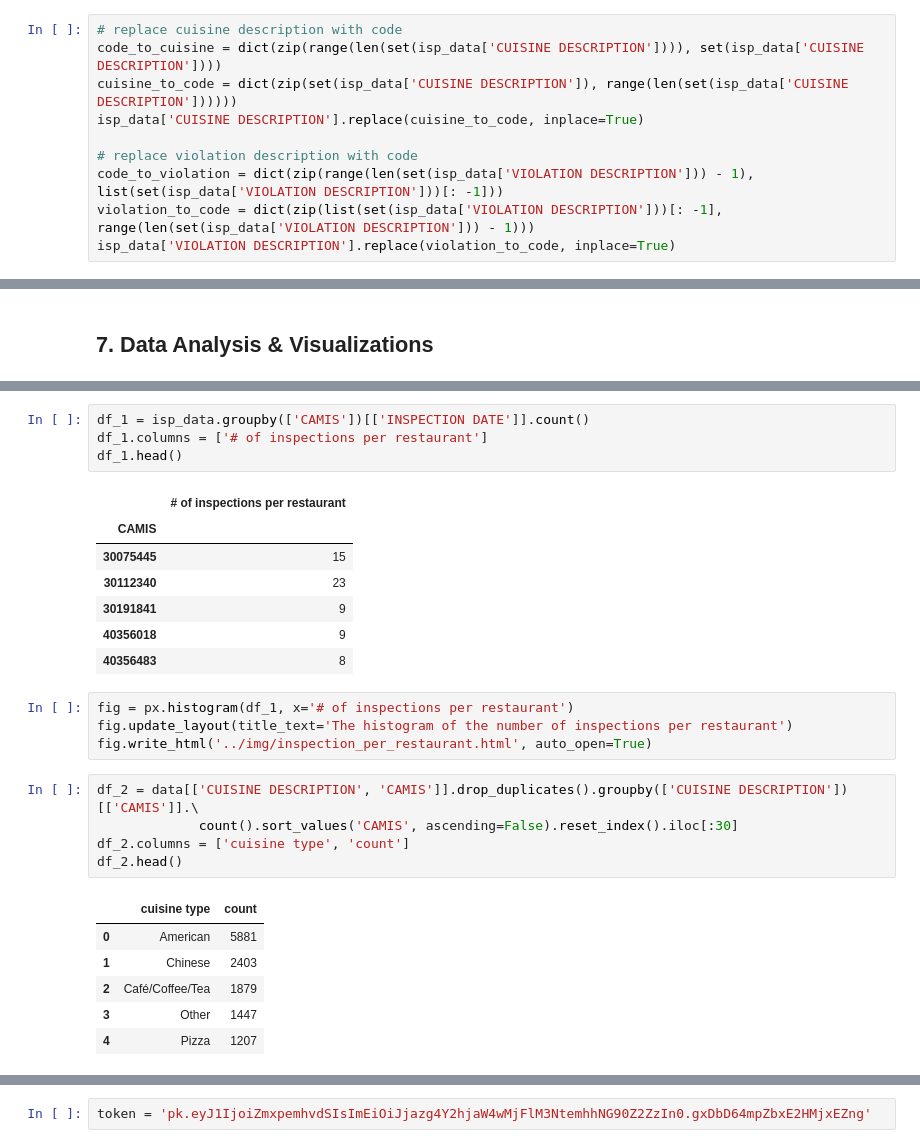
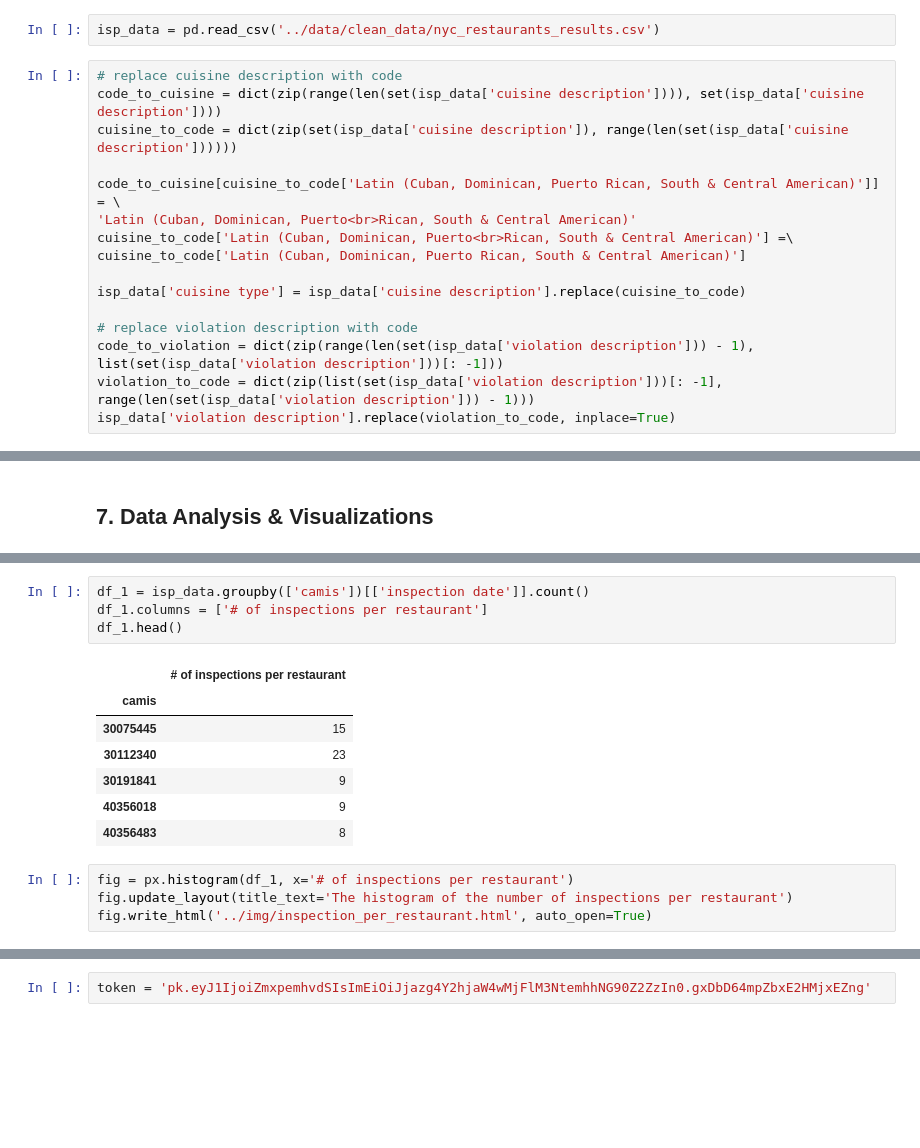
Before and after one commit to flizhou/NYC_restaurant_inspection_map, a Jupyter notebook: scripts/eda.ipynb, the cells around one changed output, grey strips where cells are left out. Drawn from its saved outputs; the diff is of its cells as text; blank space fills up the shorter version.

```diff
--- a/scripts/eda.ipynb
+++ b/scripts/eda.ipynb
@@ -345,13 +345,21 @@ for id in dfg.groups.keys():
+# %%
+isp_data = pd.read_csv('../data/clean_data/nyc_restaurants_results.csv')
 # %%
 # replace cuisine description with code
-code_to_cuisine = dict(zip(range(len(set(isp_data['CUISINE DESCRIPTION']))), set(isp_data['CUISINE DESCRIPTION'])))
-cuisine_to_code = dict(zip(set(isp_data['CUISINE DESCRIPTION']), range(len(set(isp_data['CUISINE DESCRIPTION'])))))
-isp_data['CUISINE DESCRIPTION'].replace(cuisine_to_code, inplace=True)
+code_to_cuisine = dict(zip(range(len(set(isp_data['cuisine description']))), set(isp_data['cuisine description'])))
+cuisine_to_code = dict(zip(set(isp_data['cuisine description']), range(len(set(isp_data['cuisine description'])))))
+
+code_to_cuisine[cuisine_to_code['Latin (Cuban, Dominican, Puerto Rican, South & Central American)']] = \
+'Latin (Cuban, Dominican, Puerto<br>Rican, South & Central American)'
+cuisine_to_code['Latin (Cuban, Dominican, Puerto<br>Rican, South & Central American)'] =\
+cuisine_to_code['Latin (Cuban, Dominican, Puerto Rican, South & Central American)']
+
+isp_data['cuisine type'] = isp_data['cuisine description'].replace(cuisine_to_code)
 
 # replace violation description with code
-code_to_violation = dict(zip(range(len(set(isp_data['VIOLATION DESCRIPTION'])) - 1), list(set(isp_data['VIOLATION DESCRIPTION']))[: -1]))
-violation_to_code = dict(zip(list(set(isp_data['VIOLATION DESCRIPTION']))[: -1], range(len(set(isp_data['VIOLATION DESCRIPTION'])) - 1)))
-isp_data['VIOLATION DESCRIPTION'].replace(violation_to_code, inplace=True)
+code_to_violation = dict(zip(range(len(set(isp_data['violation description'])) - 1), list(set(isp_data['violation description']))[: -1]))
+violation_to_code = dict(zip(list(set(isp_data['violation description']))[: -1], range(len(set(isp_data['violation description'])) - 1)))
+isp_data['violation description'].replace(violation_to_code, inplace=True)
 # %%
 isp_data.head()
 # %% [output]
@@ -400,10 +455,10 @@ with open('../data/clean_data/violation_to_code.txt', 'w') as json_file:
 # %%
-df_1 = isp_data.groupby(['CAMIS'])[['INSPECTION DATE']].count()
+df_1 = isp_data.groupby(['camis'])[['inspection date']].count()
 df_1.columns = ['# of inspections per restaurant']
 df_1.head()
 # %% [output]
 |  | # of inspections per restaurant |
-| CAMIS |  |
+| camis |  |
 | 30075445 | 15 |
 | 30112340 | 23 |
 | 30191841 | 9 |
@@ -413,15 +468,3 @@ df_1.head()
 fig = px.histogram(df_1, x='# of inspections per restaurant')
 fig.update_layout(title_text='The histogram of the number of inspections per restaurant')
 fig.write_html('../img/inspection_per_restaurant.html', auto_open=True)
-# %%
-df_2 = data[['CUISINE DESCRIPTION', 'CAMIS']].drop_duplicates().groupby(['CUISINE DESCRIPTION'])[['CAMIS']].\
-             count().sort_values('CAMIS', ascending=False).reset_index().iloc[:30]
-df_2.columns = ['cuisine type', 'count']
-df_2.head()
-# %% [output]
-|  | cuisine type | count |
-| 0 | American | 5881 |
-| 1 | Chinese | 2403 |
-| 2 | Café/Coffee/Tea | 1879 |
-| 3 | Other | 1447 |
-| 4 | Pizza | 1207 |
```
Also changed, not shown: parts of 36 cells of this notebook, 20 other files.
